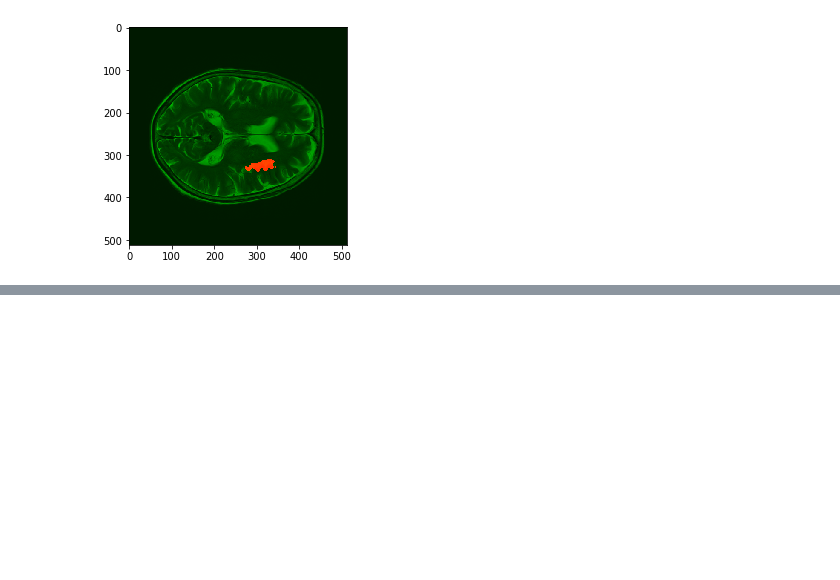
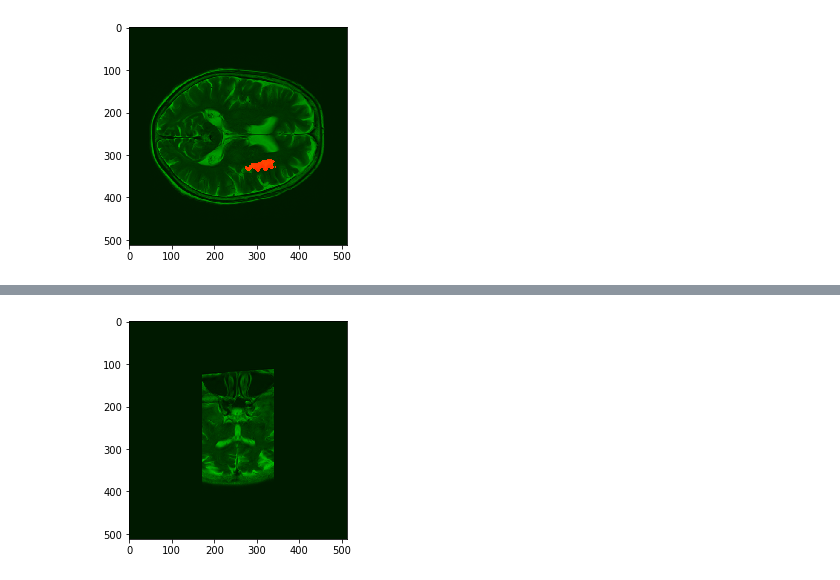
Before and after one commit to devhliu/MIP-DeepStroke, a Jupyter notebook: Data_Augmentation.ipynb, the cells around one changed output, grey strips where cells are left out. Saved outputs shown, nothing was run; the diff lists cells and outputs as text; code cells hidden in the pictures; blank space fills up the shorter version.

```diff
--- a/Data_Augmentation.ipynb
+++ b/Data_Augmentation.ipynb
@@ -170,0 +213,39 @@ plot(x,y)
+# %%
+import random
+def randomlyAugment(imgsx,imgsy,prob=0.15):
+    # randomly rotate
+    r = random.random()
+    if r < prob:
+        degx = int(random.random()*359.0) # in degree
+        degy = int(random.random()*359.0) # in degree
+        degz = int(random.random()*359.0) # in degree
+        imgsx, imgsy = rotate3D(imgsx,imgsy,degx,degy,degz)
+
+    # randomly add salt and pepper
+    r = random.random()
+    if r < prob:
+        imgsx, imgsy = salt_and_pepper(imgsx, imgsy,salt_vs_pepper=0.4,amount=0.05)
+
+    # randomly flip
+    r = random.random()
+    if r < prob:
+        ax = random.randint(0,2)
+        imgsx, imgsy = flip(x,y,axis=ax)
+        ax = random.randint(0,2)
+        imgsx, imgsy = flip(x,y,axis=ax)
+        ax = random.randint(0,2)
+        imgsx, imgsy = flip(x,y,axis=ax)
+
+    # randomly flip
+    r = random.random()
+    if r < prob:
+        contrast = int(np.random.normal(loc=1.0,scale=0.3)*128)
+        brightness = int(np.random.normal(loc=1.0,scale=0.3)*128)
+        imgsx, imgsy = adjust_contrast(imgsx, imgsy, contrast, brightness)
+
+    return imgsx, imgsy
+# %%
+a,b =randomlyAugment(x,y)
+plot(a,b)
+# %% [output]
+[figure, added]
```
Also changed, not shown: parts of 6 cells of this notebook, 2 other files.
